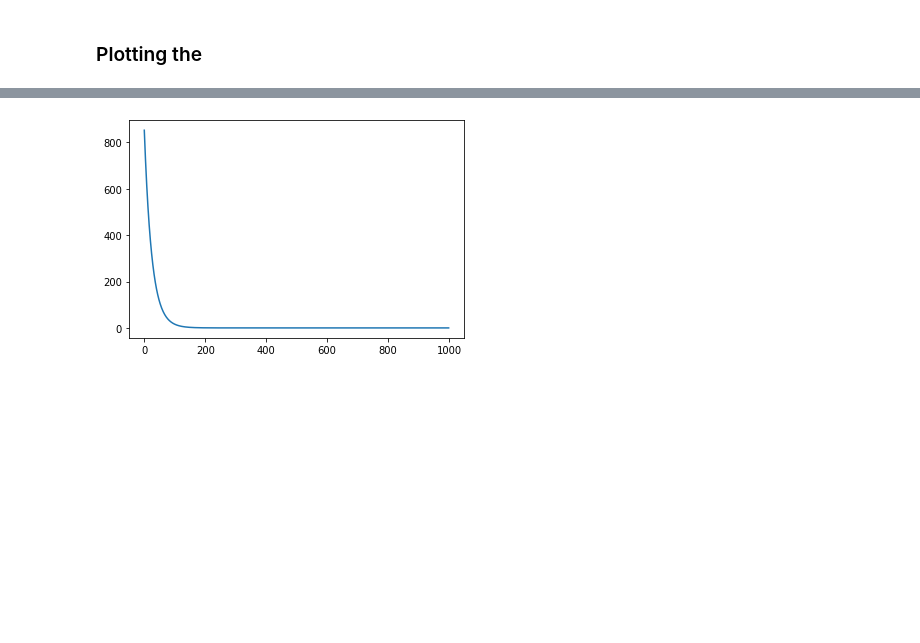
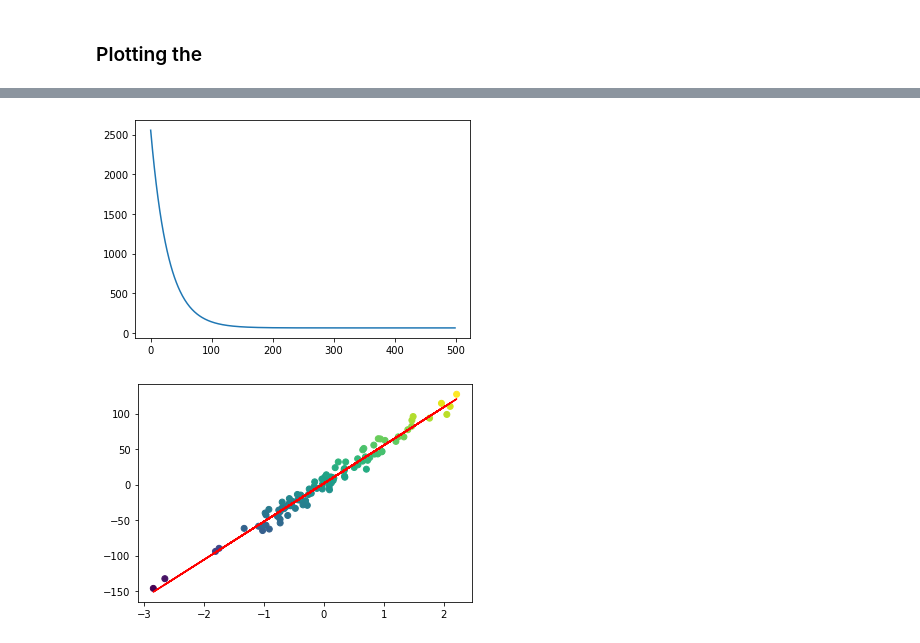
Before and after one commit to 19mcmi07/ml_lab, a Jupyter notebook: gradient_descent_linear_regression.ipynb, the cells around one changed output, grey strips where cells are left out. Saved outputs shown, nothing was run; the diff lists cells and outputs as text; code cells hidden in the pictures; blank space fills up the shorter version.

```diff
--- a/gradient_descent_linear_regression.ipynb
+++ b/gradient_descent_linear_regression.ipynb
@@ -10,6 +10,7 @@ from sklearn.datasets import make_regression
 Get the x and y vectors from the sklearn dataset 'make_regression'. We choose number of samples as 100 and number of features as 1. Also some noise is added so that it is easier to visualize.
 # %%
 x, y = make_regression(n_features=1, n_samples=100, noise=8)
+y = y.reshape(-1,1)
 # %% [markdown]
 Now, a scatter plot is plotted of x and y.
 # %%
@@ -53,28 +54,32 @@ class LinearRegression:
             self.err.append(np.square(mean_err))
 
         pred = [(b0+b1*i) for i in x]
-        plt.plot(x, pred, c='r')
-        plt.scatter(x, y, c='y')
+        plt.plot(x, pred, c='b')
+        plt.scatter(x, y, c=y)
 
     def offline_gradient_descent(self, x, y, itr):
         '''
             In this method we update the values of m and c after each iteration, i.e.
             after seeing all the points.
         '''
-        m = 0
-        c = 0
-        err1 = []
-        n = len(x)
+        m = 0 # m is the slope of the regression line
+        c = 0 # c is the intercept
+        err1 = [] # err holds the total mean squared error of each iteration
+        n = len(x) # n is the total number of sample points
         for i in range(itr):
-            y_pred = m*x+c
-            d_m = (-2/n)*sum(x*(y-y_pred))
-            d_c = (-2/n)*sum(y-y_pred)
-            m = m - d_m * self.alpha
-            c = c - d_c * self.alpha
-
+            y_pred = m*x+c # calculated value of y
+            d_m = (-2/n)*np.sum(x*(y-y_pred)) # derivative with respect to slope
+            d_c = (-2/n)*np.sum(y-y_pred) # derivative with respect to intercept
+            m = m - self.alpha * d_m # updating the slope
+            c = c - self.alpha * d_c # updating the intercept
             errors = np.square(np.subtract(y,y_pred))
             err1.append(errors.mean())
-        plt.plot(err1)
+        plt.plot(err1) # plotting the mean squared error
+        plt.show()
+        predictions = m*x+c
+        plt.scatter(x,y,c=y)
+        plt.plot(x,predictions, c='r')
+        plt.show()
 # %% [markdown]
 ### Plotting the
 # %%
@@ -93,5 +99,6 @@ plt.plot(arr)
 # %%
 lr1 = LinearRegression(0.01)
-lr1.offline_gradient_descent(x,y,1000)
+lr1.offline_gradient_descent(x,y,500)
 # %% [output]
-[figure, old version]
+[figure, new version]
+[figure, added]
```
Also changed, not shown: parts of 5 cells of this notebook.
